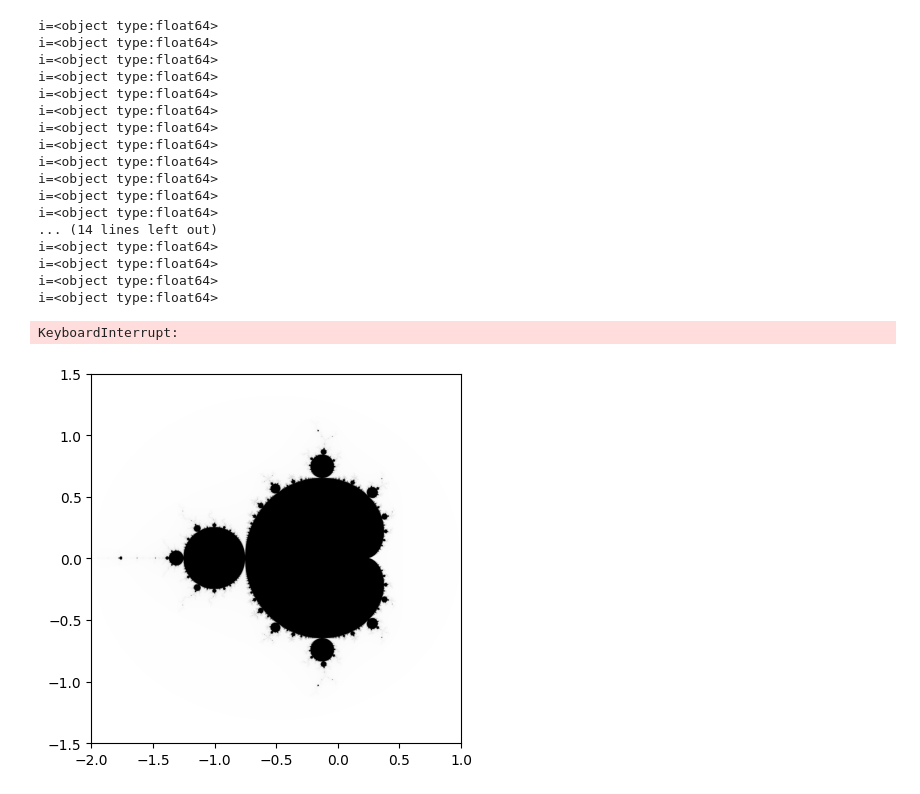
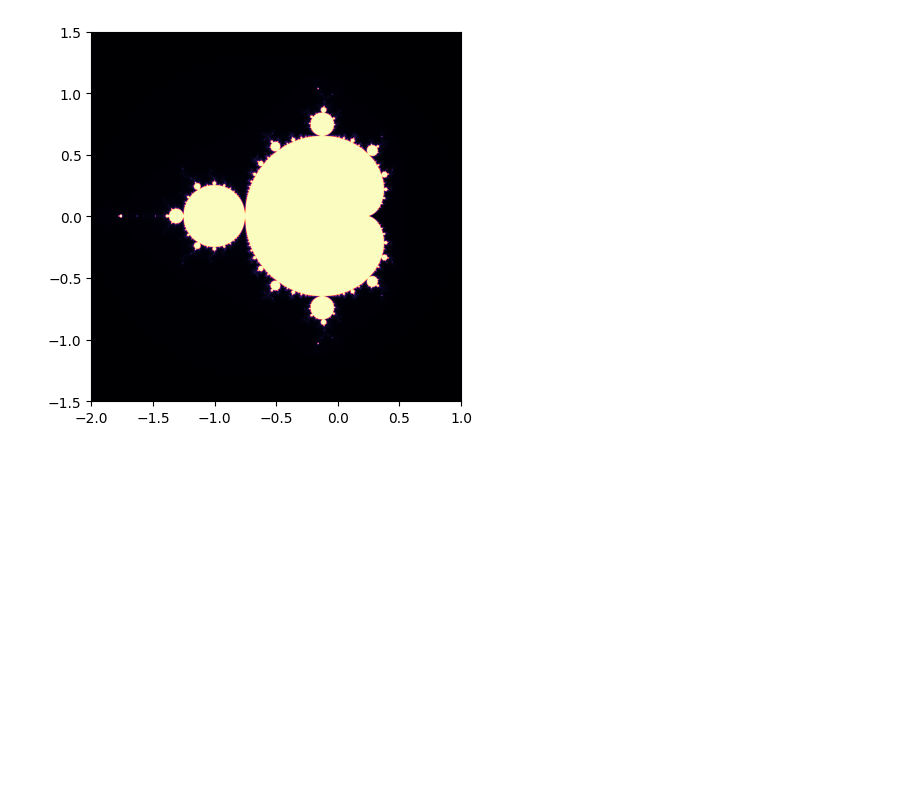
Before and after one commit to reqctoe/STSIM_ass1, a Jupyter notebook: ElinevandeLagemaat_11892900_AdrianRuesink_12195669_EzradeCleen_12042137.ipynb, the cells around one changed output. Drawn from its saved outputs; the diff is of its cells as text; code cells hidden in the pictures; blank space fills up the shorter version.

```diff
--- a/ElinevandeLagemaat_11892900_AdrianRuesink_12195669_EzradeCleen_12042137.ipynb
+++ b/ElinevandeLagemaat_11892900_AdrianRuesink_12195669_EzradeCleen_12042137.ipynb
@@ -4,7 +4,6 @@ import matplotlib.pyplot as plt
 # %%
 from numba import jit
 import numpy as np
-
 
 @jit(nopython=True)
 def mandelbroth(real, imaginary, max_iter):
@@ -20,49 +19,30 @@ def mandelbroth(real, imaginary, max_iter):
     return max_iter
 
 
-
 @jit(nopython=True)
 def mandelbrot_set(real, imaginary, max_iter=100):
 
     mandelbrot = np.zeros((len(real), len(imaginary)), dtype=np.int64)
 
     for i in range(len(real)):
-        if i % 100 == 0:
-            print(f"i={i/3000*100}")
+        # if i % 100 == 0:
+        #     print(f"i={i}")
         for j in range(len(imaginary)):
             mandelbrot[i, j] = mandelbroth(real[i], imaginary[j], max_iter)
 
     return mandelbrot
 # %%
-real = np.linspace (-2,1,3000)
-imaginary = np.linspace (-1.5,1.5,3000)
+real = np.linspace (-2,1,5000)
+imaginary = np.linspace (-1.5,1.5,5000)
 
 # creates a 2D array of the mandelbrot set
 mandelbrot = mandelbrot_set(real, imaginary, max_iter=500).T
 
-plt.imshow(mandelbrot, extent = [-2,1,-1.5,1.5], cmap='binary')
-plt.savefig("Fractal.png",dpi= 2000)
+plt.imshow(mandelbrot, extent = [-2,1,-1.5,1.5], cmap='magma')
+plt.savefig("Fractal.png",dpi= 5000)
 plt.show()
 # %% [output]
-i=<object type:float64>
-i=<object type:float64>
-i=<object type:float64>
-i=<object type:float64>
-i=<object type:float64>
-i=<object type:float64>
-i=<object type:float64>
-i=<object type:float64>
-i=<object type:float64>
-i=<object type:float64>
-i=<object type:float64>
-i=<object type:float64>
-... (14 lines left out)
-i=<object type:float64>
-i=<object type:float64>
-i=<object type:float64>
-i=<object type:float64>
-KeyboardInterrupt:
-[figure, old version]
+[figure, new version]
 # %%
 from matplotlib.animation import FuncAnimation
 
```
Also changed, not shown: parts of 7 cells of this notebook.
